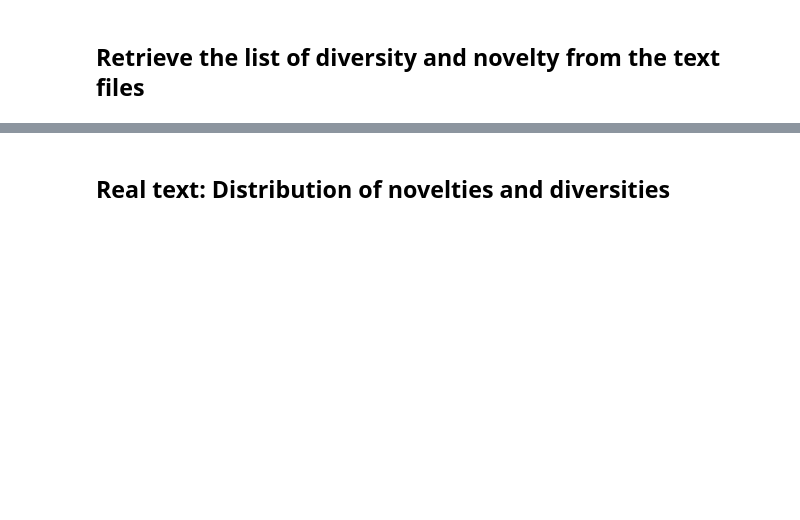
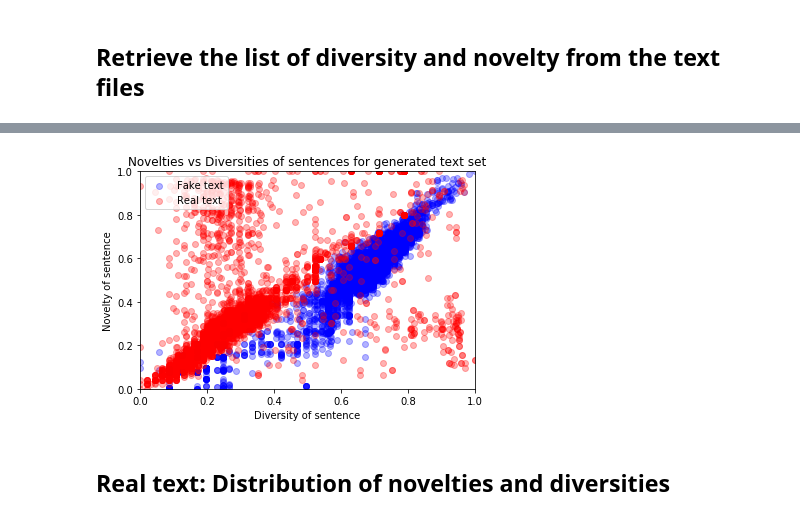
Before and after one commit to debashishc/classification-real-fake-text, a Jupyter notebook: analysis_levenshtein/Levenshtein_Analysis.ipynb, the cells around one changed output, grey strips where cells are left out. Saved outputs shown, nothing was run; the diff lists cells and outputs as text; code cells hidden in the pictures; blank space fills up the shorter version.

```diff
--- a/analysis_levenshtein/Levenshtein_Analysis.ipynb
+++ b/analysis_levenshtein/Levenshtein_Analysis.ipynb
@@ -119,3 +117,8 @@ ValueError: x and y must be the same size
+# %%
+get_scatter_plot(lev_normed_fake_diversities, lev_normed_fake_novelties, \
+                 lev_normed_real_diversities, lev_normed_real_novelties)
+# %% [output]
+[figure, added]
 # %% [markdown]
 ## Real text: Distribution of novelties and diversities
 # %%
```
Also changed, not shown: parts of 6 cells of this notebook, 12 other files.
